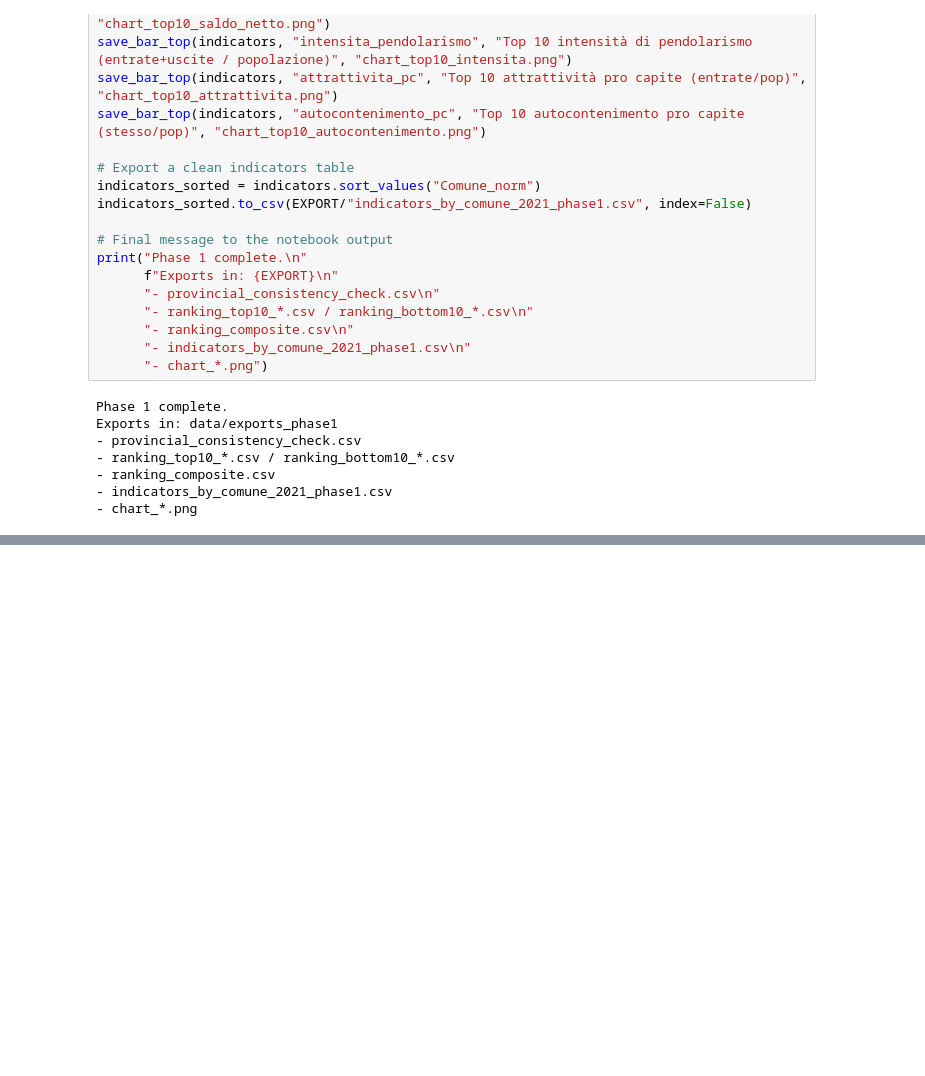
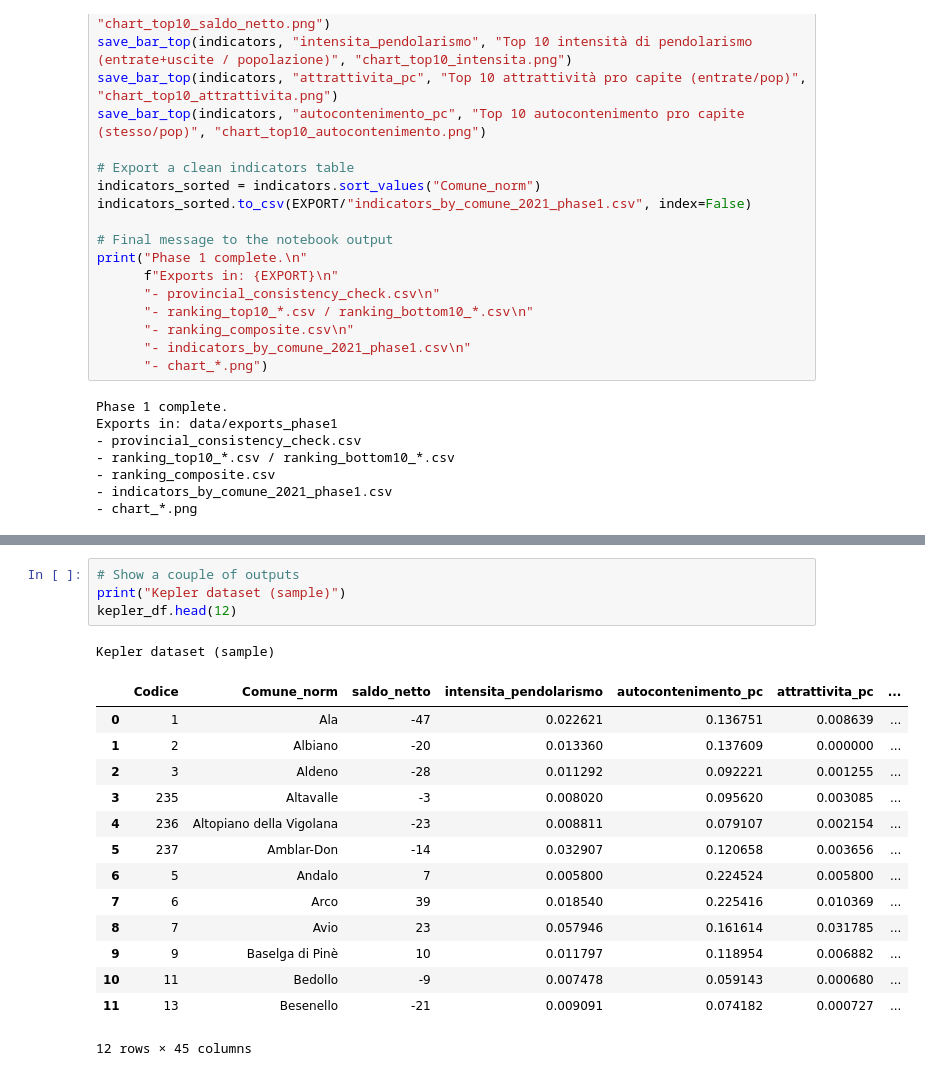
Before and after one commit to napo/tracetn, a Jupyter notebook: indicators.ipynb, the cells around one changed output, grey strips where cells are left out. Cells and saved outputs as stored; diff of their text form; blank space fills up the shorter version.

```diff
--- a/indicators.ipynb
+++ b/indicators.ipynb
@@ -369,0 +1046,20 @@ Exports in: data/exports_phase1
+# %%
+# Show a couple of outputs
+print("Kepler dataset (sample)")
+kepler_df.head(12)
+# %% [output]
+Kepler dataset (sample)
+|  | Codice | Comune_norm | saldo_netto | intensita_pendolarismo | autocontenimento_pc | attrattivita_pc | ... |
+| 0 | 1 | Ala | -47 | 0.022621 | 0.136751 | 0.008639 | ... |
+| 1 | 2 | Albiano | -20 | 0.013360 | 0.137609 | 0.000000 | ... |
+| 2 | 3 | Aldeno | -28 | 0.011292 | 0.092221 | 0.001255 | ... |
+| 3 | 235 | Altavalle | -3 | 0.008020 | 0.095620 | 0.003085 | ... |
+| 4 | 236 | Altopiano della Vigolana | -23 | 0.008811 | 0.079107 | 0.002154 | ... |
+| 5 | 237 | Amblar-Don | -14 | 0.032907 | 0.120658 | 0.003656 | ... |
+| 6 | 5 | Andalo | 7 | 0.005800 | 0.224524 | 0.005800 | ... |
+| 7 | 6 | Arco | 39 | 0.018540 | 0.225416 | 0.010369 | ... |
+| 8 | 7 | Avio | 23 | 0.057946 | 0.161614 | 0.031785 | ... |
+| 9 | 9 | Baselga di Pinè | 10 | 0.011797 | 0.118954 | 0.006882 | ... |
+| 10 | 11 | Bedollo | -9 | 0.007478 | 0.059143 | 0.000680 | ... |
+| 11 | 13 | Besenello | -21 | 0.009091 | 0.074182 | 0.000727 | ... |
+12 rows × 45 columns
```
Also changed, not shown: parts of 6 cells of this notebook, 2 other files.
